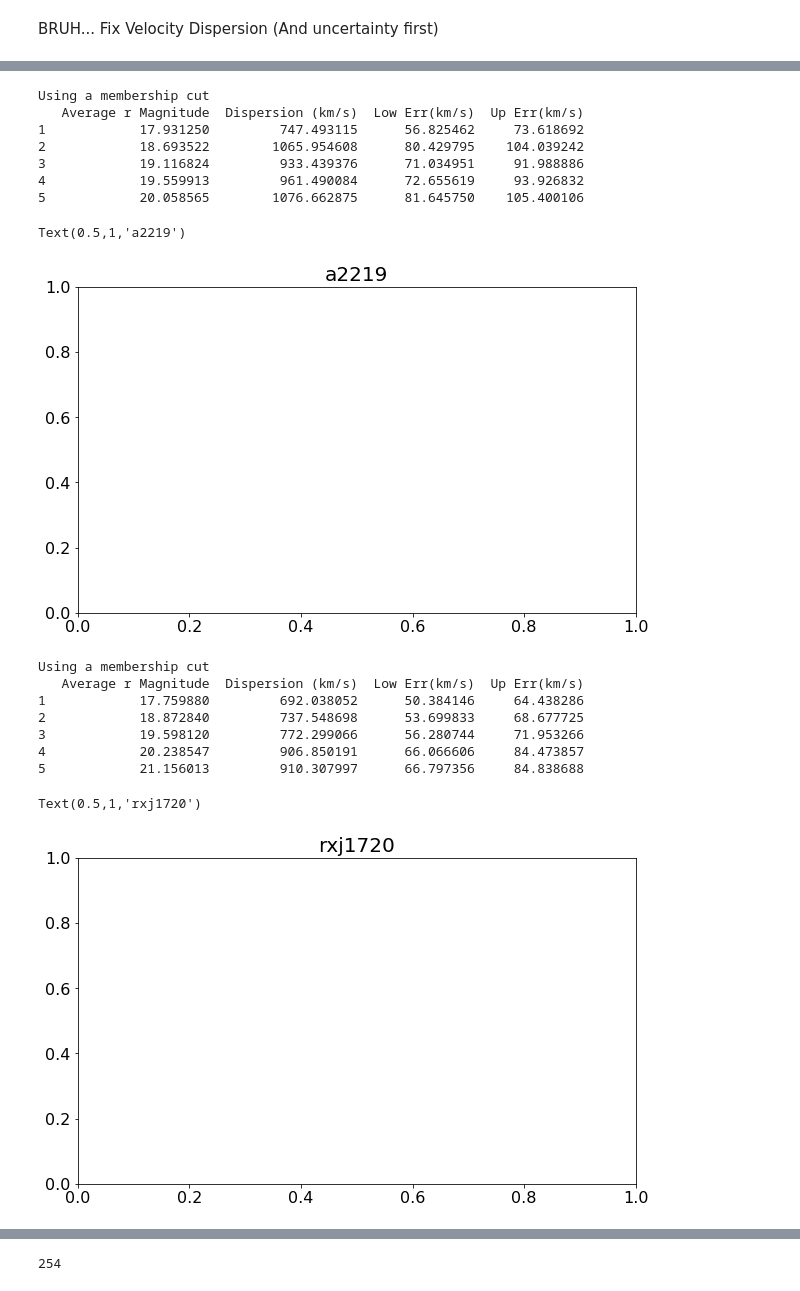
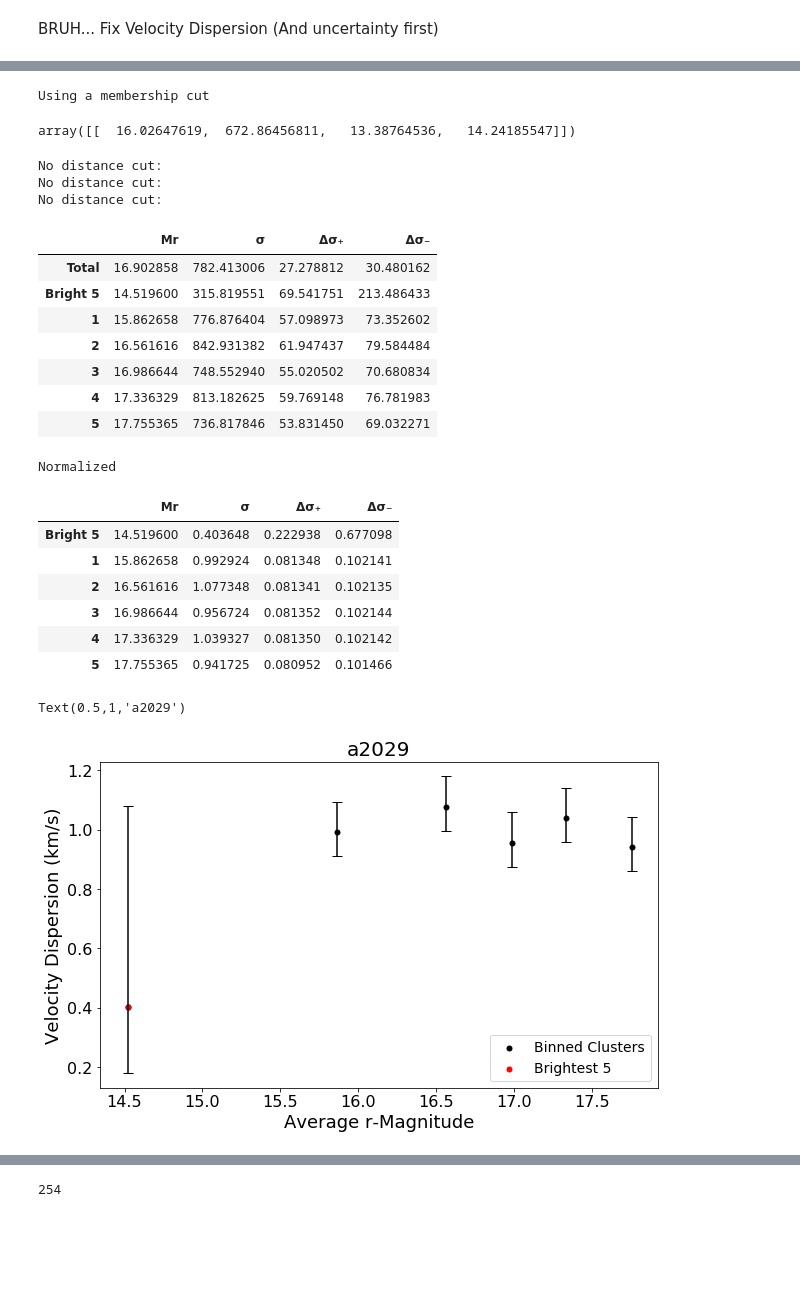
Before and after one commit to Erickmpowell/WWU-Research, a Jupyter notebook: Arbitrary Galaxy Analyze.ipynb, the cells around one changed output, grey strips where cells are left out. Drawn from its saved outputs; the diff is of its cells as text; code cells hidden in the pictures; blank space fills up the shorter version.

```diff
--- a/Arbitrary Galaxy Analyze.ipynb
+++ b/Arbitrary Galaxy Analyze.ipynb
@@ -237,30 +371,34 @@ Using a membership cut
-# %%
-cz, ecz, r, mem, dist = np.loadtxt(os.getcwd()+r"\Data\a2219newad.mem.dat", usecols=(2,3,6,10,11), unpack=True)
-
-main(5,r,cz,ecz,1,mem)
-plt.title('a2219')
-# %% [output]
-Using a membership cut
-   Average r Magnitude  Dispersion (km/s)  Low Err(km/s)  Up Err(km/s)
-1            17.931250         747.493115      56.825462     73.618692
-2            18.693522        1065.954608      80.429795    104.039242
-3            19.116824         933.439376      71.034951     91.988886
-4            19.559913         961.490084      72.655619     93.926832
-5            20.058565        1076.662875      81.645750    105.400106
-Text(0.5,1,'a2219')
-[figure, removed]
-# %%
-cz, ecz, r, mem, dist = np.loadtxt(os.getcwd()+r"\Data\rxj1720newad.mem.dat", usecols=(2,3,6,10,11), unpack=True)
-
-main(5,r,cz,ecz,1,mem)
-plt.title("rxj1720")
-# %% [output]
-Using a membership cut
-   Average r Magnitude  Dispersion (km/s)  Low Err(km/s)  Up Err(km/s)
-1            17.759880         692.038052      50.384146     64.438286
-2            18.872840         737.548698      53.699833     68.677725
-3            19.598120         772.299066      56.280744     71.953266
-4            20.238547         906.850191      66.066606     84.473857
-5            21.156013         910.307997      66.797356     84.838688
-Text(0.5,1,'rxj1720')
-[figure, removed]
+# %%
+
+cz, ecz, g,r, mem, dist,name=cluster(1)
+totalDis(r,cz,ecz,mem=mem)
+# %% [output]
+Using a membership cut
+array([[  16.02647619,  672.86456811,   13.38764536,   14.24185547]])
+# %%
+cz, ecz, g,r, mem, dist,name=cluster(5)
+
+plotMyCluster(5,r,cz,ecz,brightest=5)
+plt.title(name)
+# %% [output]
+No distance cut:
+No distance cut:
+No distance cut:
+|  | Mr | σ | Δσ₊ | Δσ₋ |
+| Total | 16.902858 | 782.413006 | 27.278812 | 30.480162 |
+| Bright 5 | 14.519600 | 315.819551 | 69.541751 | 213.486433 |
+| 1 | 15.862658 | 776.876404 | 57.098973 | 73.352602 |
+| 2 | 16.561616 | 842.931382 | 61.947437 | 79.584484 |
+| 3 | 16.986644 | 748.552940 | 55.020502 | 70.680834 |
+| 4 | 17.336329 | 813.182625 | 59.769148 | 76.781983 |
+| 5 | 17.755365 | 736.817846 | 53.831450 | 69.032271 |
+Normalized
+|  | Mr | σ | Δσ₊ | Δσ₋ |
+| Bright 5 | 14.519600 | 0.403648 | 0.222938 | 0.677098 |
+| 1 | 15.862658 | 0.992924 | 0.081348 | 0.102141 |
+| 2 | 16.561616 | 1.077348 | 0.081341 | 0.102135 |
+| 3 | 16.986644 | 0.956724 | 0.081352 | 0.102144 |
+| 4 | 17.336329 | 1.039327 | 0.081350 | 0.102142 |
+| 5 | 17.755365 | 0.941725 | 0.080952 | 0.101466 |
+Text(0.5,1,'a2029')
+[figure, added]
```
Also changed, not shown: parts of 12 cells of this notebook, 38 other files.
